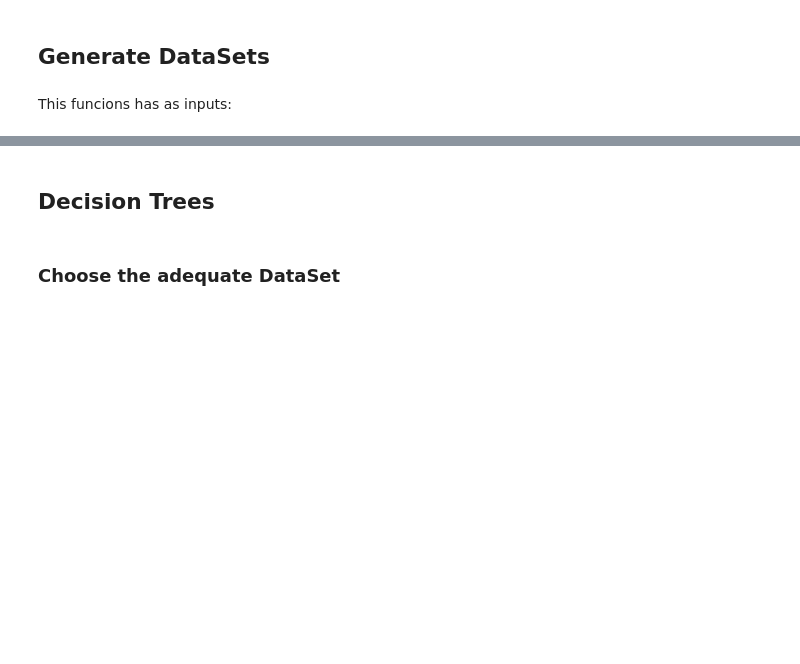
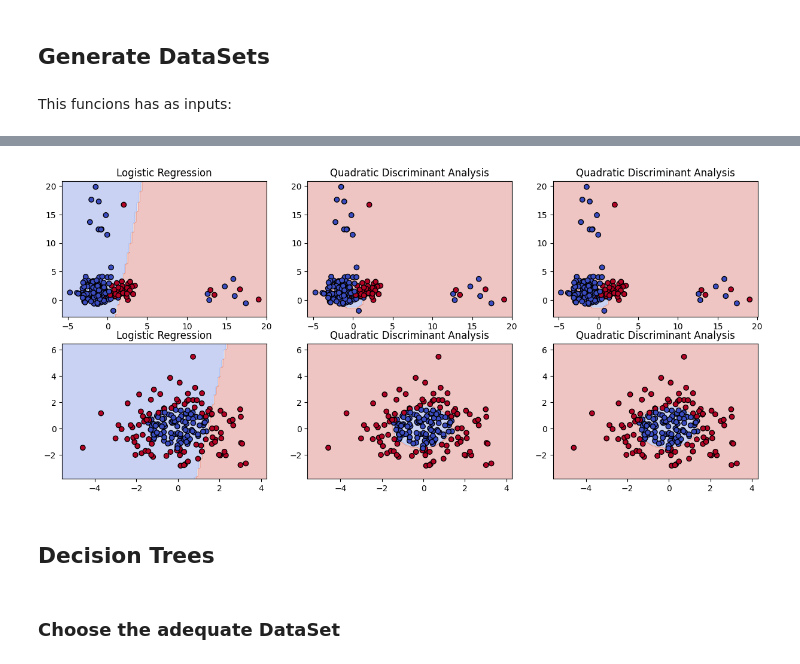
Before and after one commit to RodriCouto/ML_na_previsao_do_tempo_de_internato, a Jupyter notebook: ML_groupR.ipynb, the cells around one changed output, grey strips where cells are left out. Cells and saved outputs as stored; diff of their text form; code cells hidden in the pictures; blank space fills up the shorter version.

```diff
--- a/ML_groupR.ipynb
+++ b/ML_groupR.ipynb
@@ -90,3 +273,22 @@ This funcions has as inputs:
+# %%
+plt.figure(figsize=(15,10))
+plt.subplot(3,3,1)
+X, y = df_logreg.iloc[:, :-1].values, df_logreg.iloc[:, -1].values
+plot_decision_boundary(log_reg, X, y, "Logistic Regression")
+plt.subplot(3,3,2)
+plot_decision_boundary(qda, X, y, "Quadratic Discriminant Analysis")
+plt.subplot(3,3,3)
+plot_decision_boundary(qda, X, y, "Quadratic Discriminant Analysis")
+
+X, y = df_qda.iloc[:, :-1].values, df_qda.iloc[:, -1].values
+plt.subplot(3,3,4)
+plot_decision_boundary(log_reg, X, y, "Logistic Regression")
+plt.subplot(3,3,5)
+plot_decision_boundary(qda, X, y, "Quadratic Discriminant Analysis")
+plt.subplot(3,3,6)
+plot_decision_boundary(qda, X, y, "Quadratic Discriminant Analysis")
+# %% [output]
+[figure, added]
 # %% [markdown]
 ## Decision Trees
 # %% [markdown]
```
Also changed, not shown: parts of 20 cells of this notebook, 1 other file.
